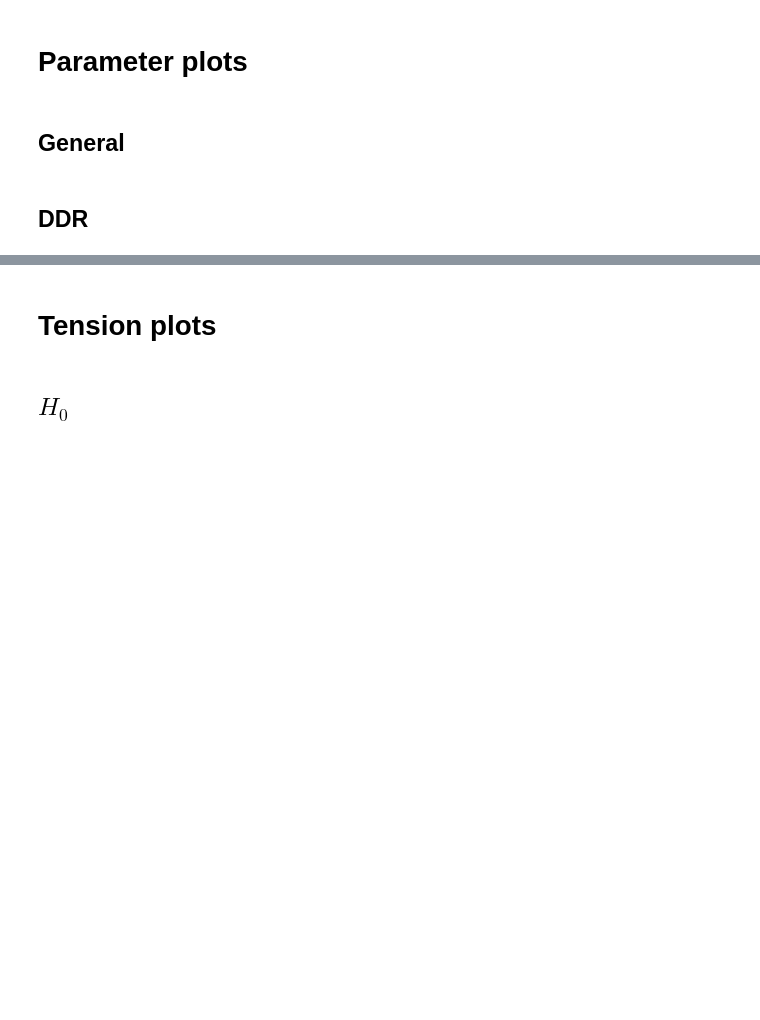
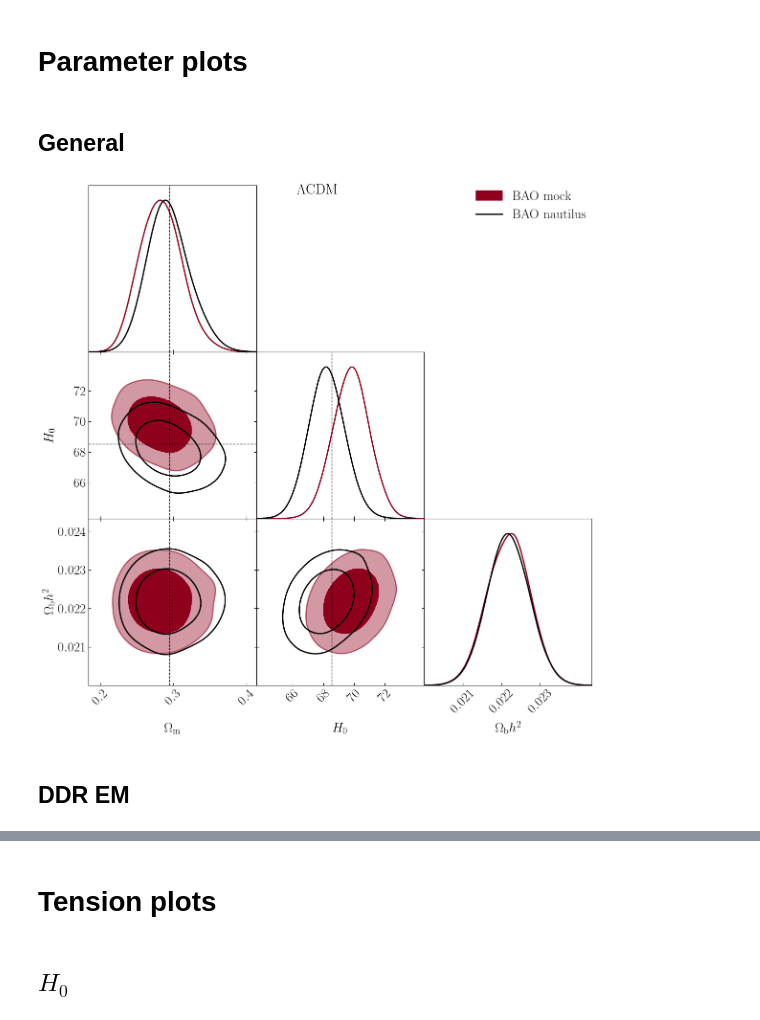
Before and after one commit to chiaradeleo1/CANDI, a Jupyter notebook: analysis.ipynb, the cells around one changed output, grey strips where cells are left out. Cells and saved outputs as stored; diff of their text form; code cells hidden in the pictures; blank space fills up the shorter version.

```diff
--- a/analysis.ipynb
+++ b/analysis.ipynb
@@ -53,8 +53,8 @@ DESI_LCDM = {'omegam': 0.2948,
 fiducial = {'H0': 68.53,
             'omegam': 0.2948,
             'ombh2': 0.02218,
-            'epsilon0_EM': 0.1,
-            'epsilon0_GW': -0.1,
+            'epsilon0_EM': 0.,
+            'epsilon0_GW': 0.,
             'omk': 0.,
             'mnu': 0.06,
             'nnu': 3.,
@@ -114,10 +114,21 @@ def analyze_results(name,info):
         sample = loadMCSamples(info['root'], settings={'ignore_rows': 0.3})
 
         if info['Nchains']>1:
-            print('R-1({}) with {:.0f}% of points ignored = {:.3f}'.format(name,30,
-                                                                           sample.getGelmanRubin()))
+            try:
+                print('R-1({}) with {:.0f}% of points ignored = {:.3f}'.format(name,30,
+                                                                               sample.getGelmanRubin()))
+            except:
+                print('No R-1 :(')
         else:
             print('Single chain, no R-1 computed. Trust Cobaya and hope for the best')
+
+        columns = open(info['root']+'.1.txt').readline().rstrip().split()
+        columns.pop(0)
+        chains = []
+        for ch in range(info['Nchains']):
+            chains.append(pd.read_csv(info['root']+'.{}.txt'.format(ch+1),
+                                      sep='\s+',skiprows=1,header=None,names=columns))
+
 
     elif info ['sampler'] == 'Nautilus':
         chain_info['outyaml'] = read(info['root']+'.params.yaml', file_type='yaml')
@@ -135,12 +146,12 @@ def analyze_results(name,info):
         pars = primary_pars | derived_pars
 
         raw_chains = pd.read_csv(info['root']+'_chain.txt',sep='\s+',
-                                 header=0)#,names=['weight','minuslogpost']+list(pars.keys()))
+                                 header=None,names=['weight','minuslogpost']+list(pars.keys()))
+
         raw_chains['Chain number'] = 1
 
         chain_info['Nautilus pars']  = pars
         chain_info['Sampled points'] = raw_chains
-        chain_info['evidence']       = chain_info['outyaml']['evidence']
 
         sample=MCSamples(samples=chain_info['Sampled points'][list(chain_info['Nautilus pars'].keys())].values,
                          names=list(chain_info['Nautilus pars'].keys()),
@@ -191,27 +224,29 @@ analyzed_results = {model: {name: analyze_results(name,resdict) for name,resdict
 # %%
 for model,model_dict in analyzed_results.items():
     g = plots.get_subplot_plotter(subplot_size=1,width_inch=12, scaling=False)
     g.settings.figure_legend_frame = False
     g.settings.axes_fontsize=20
     g.settings.axes_labelsize=20
     g.settings.legend_fontsize=20
     g.settings.axis_marker_color = 'black'
     g.settings.axis_marker_ls = '--'
     g.settings.axis_marker_lw = 1
     g.settings.axis_tick_x_rotation = 45
     g.triangle_plot([result['MCsamples'] for result in model_dict.values()],
-        ['epsilon0_EM','omegam','H0','ombh2'],
+        ['omegam','H0','ombh2'],
         filled=[result['filled'] for result in model_dict.values()],
         legend_loc='upper right',
         legend_labels=[result for result in model_dict.keys()],
         contour_colors=[result['color'] for result in model_dict.values()],
         contour_lws=2,
         markers={k:v for k,v in DESI_LCDM.items()})
     plt.suptitle(model)
     g.fig.align_ylabels()
     g.fig.align_xlabels();
+# %% [output]
+[figure, added]
 # %% [markdown]
-## DDR
+## DDR EM
 # %%
 for model,model_dict in analyzed_results.items():
     g = plots.get_subplot_plotter(subplot_size=1,width_inch=12, scaling=False)
```
Also changed, not shown: parts of 7 cells of this notebook.
